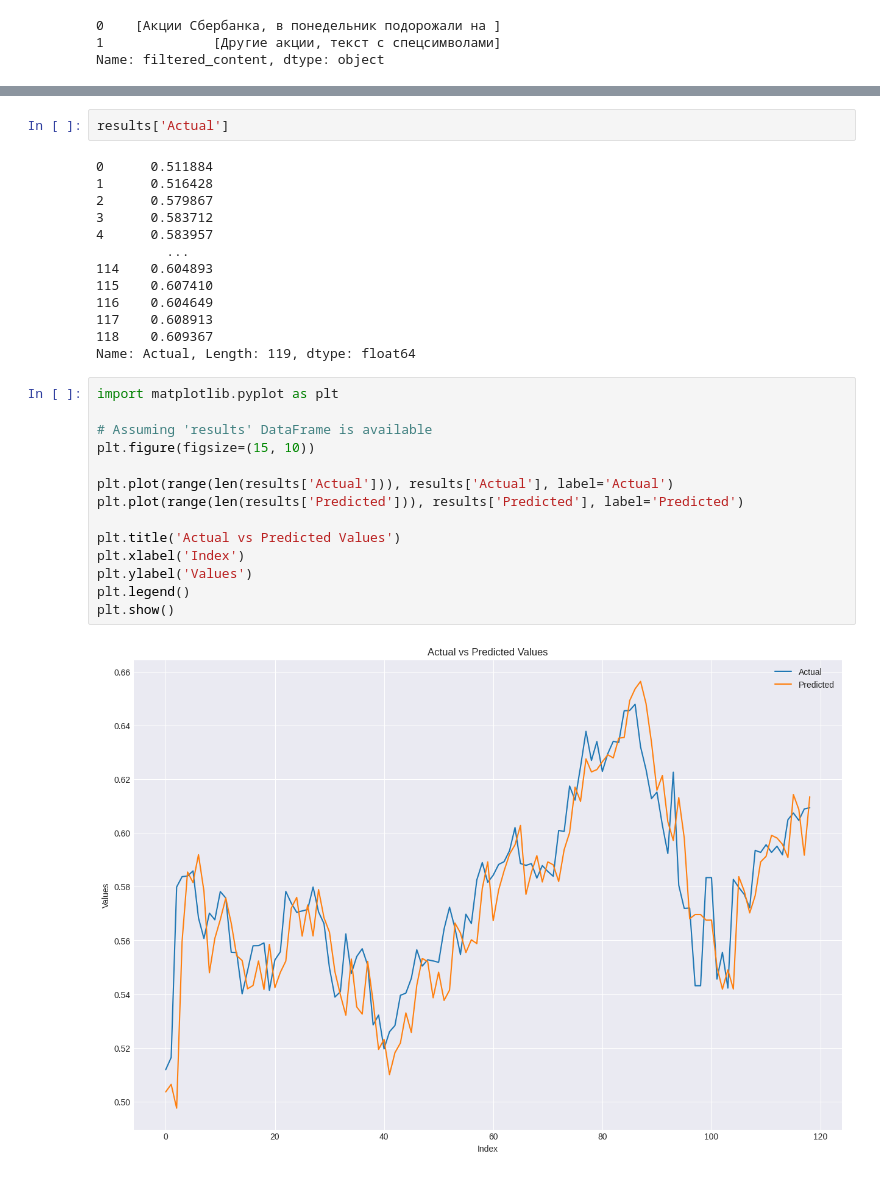
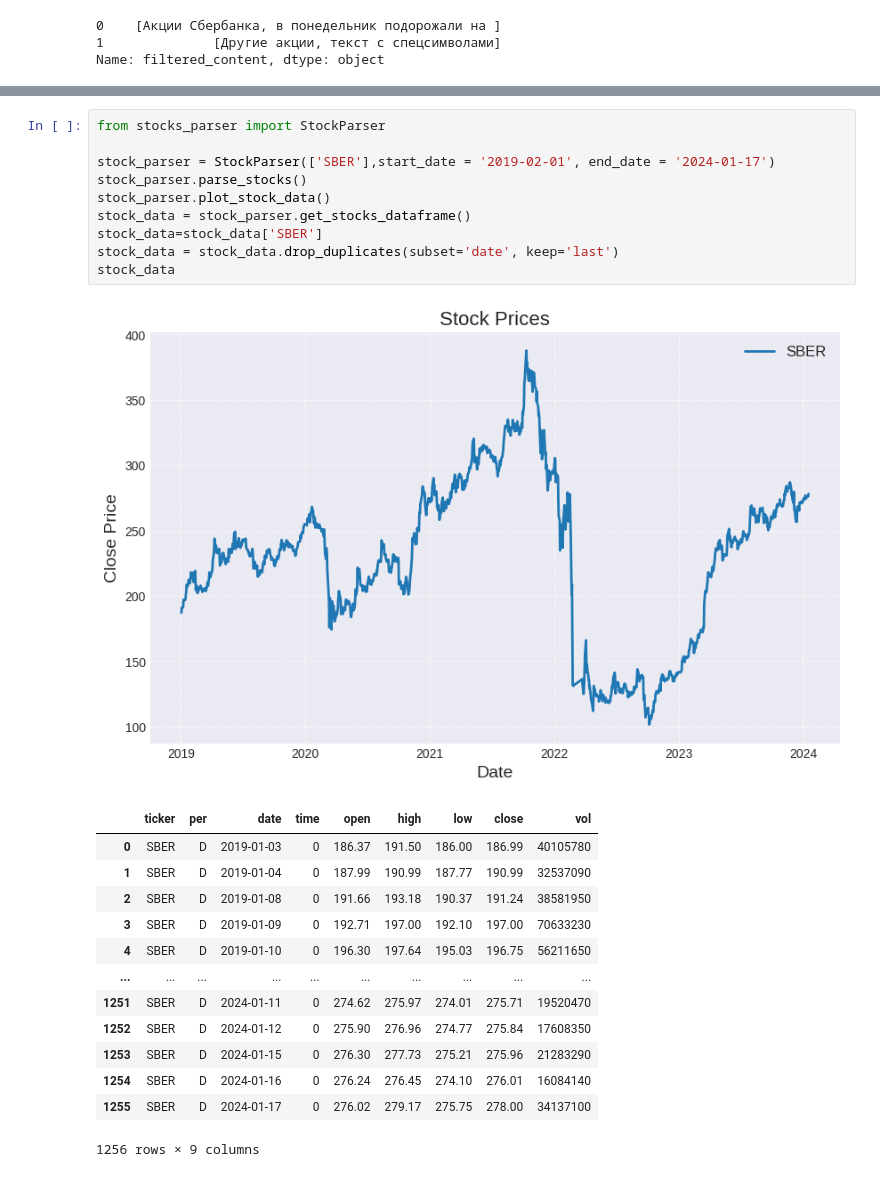
Before and after one commit to DmitryRedko/VKR-Redko-D.A., a Jupyter notebook: stocks/main.ipynb, the cells around one changed output, grey strips where cells are left out. Cells and saved outputs as stored; diff of their text form.

```diff
--- a/stocks/main.ipynb
+++ b/stocks/main.ipynb
@@ -713,31 +186,25 @@ Name: Predicted, Length: 119, dtype: float32
-# %%
-results['Actual']
-# %% [output]
-0      0.511884
-1      0.516428
-2      0.579867
-3      0.583712
-4      0.583957
-         ...
-114    0.604893
-115    0.607410
-116    0.604649
-117    0.608913
-118    0.609367
-Name: Actual, Length: 119, dtype: float64
-# %%
-import matplotlib.pyplot as plt
-
-# Assuming 'results' DataFrame is available
-plt.figure(figsize=(15, 10))
-
-plt.plot(range(len(results['Actual'])), results['Actual'], label='Actual')
-plt.plot(range(len(results['Predicted'])), results['Predicted'], label='Predicted')
-
-plt.title('Actual vs Predicted Values')
-plt.xlabel('Index')
-plt.ylabel('Values')
-plt.legend()
-plt.show()
-# %% [output]
-[figure, removed]
+# %%
+from stocks_parser import StockParser
+
+stock_parser = StockParser(['SBER'],start_date = '2019-02-01', end_date = '2024-01-17')
+stock_parser.parse_stocks()
+stock_parser.plot_stock_data()
+stock_data = stock_parser.get_stocks_dataframe()
+stock_data=stock_data['SBER']
+stock_data = stock_data.drop_duplicates(subset='date', keep='last')
+stock_data
+# %% [output]
+[figure, added]
+|  | ticker | per | date | time | open | high | low | close | vol |
+| 0 | SBER | D | 2019-01-03 | 0 | 186.37 | 191.50 | 186.00 | 186.99 | 40105780 |
+| 1 | SBER | D | 2019-01-04 | 0 | 187.99 | 190.99 | 187.77 | 190.99 | 32537090 |
+| 2 | SBER | D | 2019-01-08 | 0 | 191.66 | 193.18 | 190.37 | 191.24 | 38581950 |
+| 3 | SBER | D | 2019-01-09 | 0 | 192.71 | 197.00 | 192.10 | 197.00 | 70633230 |
+| 4 | SBER | D | 2019-01-10 | 0 | 196.30 | 197.64 | 195.03 | 196.75 | 56211650 |
+| ... | ... | ... | ... | ... | ... | ... | ... | ... | ... |
+| 1251 | SBER | D | 2024-01-11 | 0 | 274.62 | 275.97 | 274.01 | 275.71 | 19520470 |
+| 1252 | SBER | D | 2024-01-12 | 0 | 275.90 | 276.96 | 274.77 | 275.84 | 17608350 |
+| 1253 | SBER | D | 2024-01-15 | 0 | 276.30 | 277.73 | 275.21 | 275.96 | 21283290 |
+| 1254 | SBER | D | 2024-01-16 | 0 | 276.24 | 276.45 | 274.10 | 276.01 | 16084140 |
+| 1255 | SBER | D | 2024-01-17 | 0 | 276.02 | 279.17 | 275.75 | 278.00 | 34137100 |
+1256 rows × 9 columns
```
Also changed, not shown: parts of 39 cells of this notebook, 5 other files.
